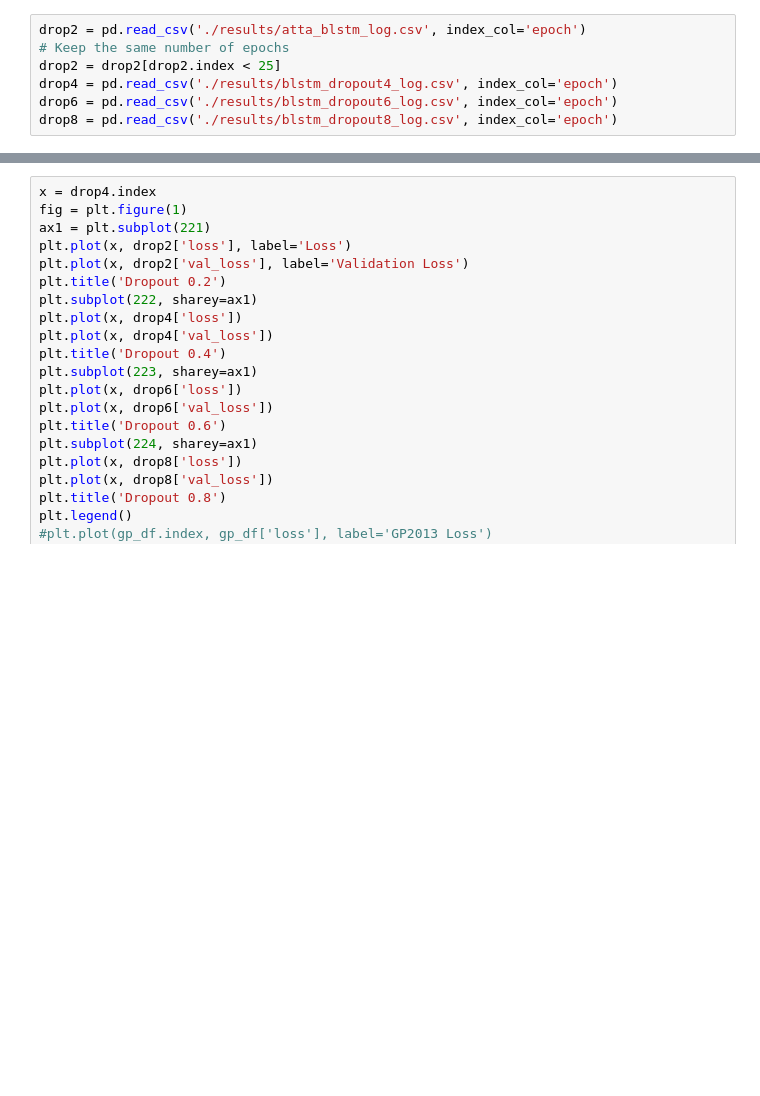
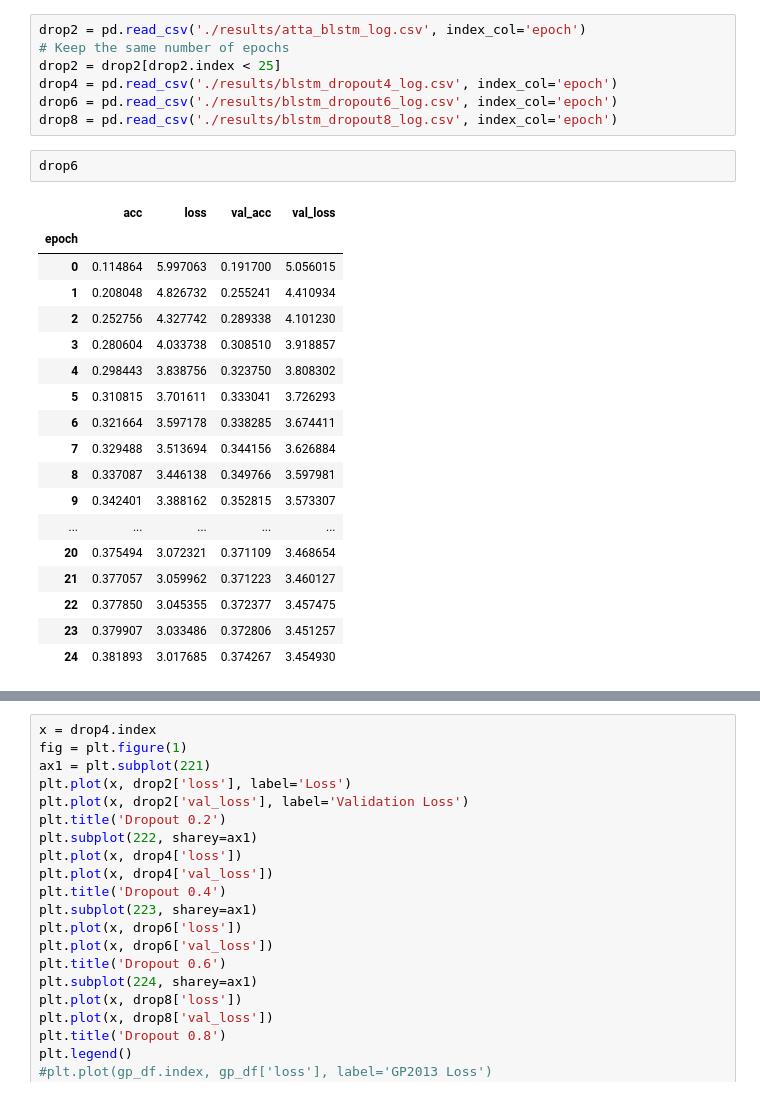
Before and after one commit to stefaneng/Cloze-Deletion-Prediction, a Jupyter notebook: 8Sidor GP2013 Results Compare.ipynb, the cells around one changed output, grey strips where cells are left out. Cells and saved outputs as stored; diff of their text form; blank space fills up the shorter version.

```diff
--- a/8Sidor GP2013 Results Compare.ipynb
+++ b/8Sidor GP2013 Results Compare.ipynb
@@ -39,4 +39,25 @@ drop2 = drop2[drop2.index < 25]
 drop4 = pd.read_csv('./results/blstm_dropout4_log.csv', index_col='epoch')
 drop6 = pd.read_csv('./results/blstm_dropout6_log.csv', index_col='epoch')
 drop8 = pd.read_csv('./results/blstm_dropout8_log.csv', index_col='epoch')
+# %%
+drop6
+# %% [output]
+|  | acc | loss | val_acc | val_loss |
+| epoch |  |  |  |  |
+| 0 | 0.114864 | 5.997063 | 0.191700 | 5.056015 |
+| 1 | 0.208048 | 4.826732 | 0.255241 | 4.410934 |
+| 2 | 0.252756 | 4.327742 | 0.289338 | 4.101230 |
+| 3 | 0.280604 | 4.033738 | 0.308510 | 3.918857 |
+| 4 | 0.298443 | 3.838756 | 0.323750 | 3.808302 |
+| 5 | 0.310815 | 3.701611 | 0.333041 | 3.726293 |
+| 6 | 0.321664 | 3.597178 | 0.338285 | 3.674411 |
+| 7 | 0.329488 | 3.513694 | 0.344156 | 3.626884 |
+| 8 | 0.337087 | 3.446138 | 0.349766 | 3.597981 |
+| 9 | 0.342401 | 3.388162 | 0.352815 | 3.573307 |
+| ... | ... | ... | ... | ... |
+| 20 | 0.375494 | 3.072321 | 0.371109 | 3.468654 |
+| 21 | 0.377057 | 3.059962 | 0.371223 | 3.460127 |
+| 22 | 0.377850 | 3.045355 | 0.372377 | 3.457475 |
+| 23 | 0.379907 | 3.033486 | 0.372806 | 3.451257 |
+| 24 | 0.381893 | 3.017685 | 0.374267 | 3.454930 |
 # %%
```
Also changed, not shown: parts of 1 cell of this notebook, 1 other file.
